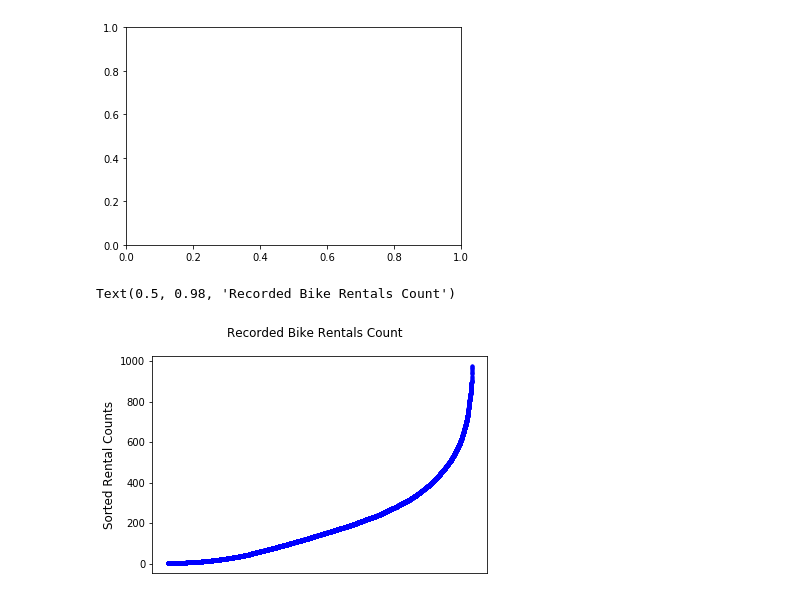
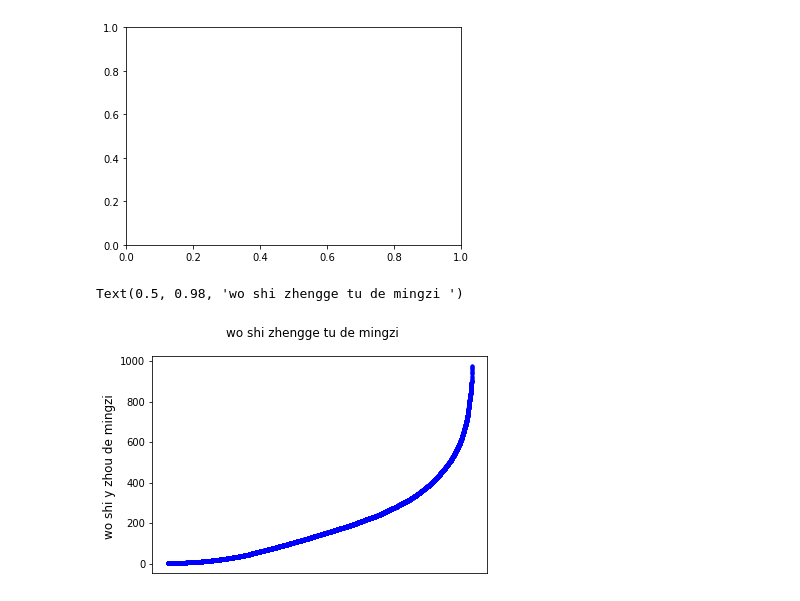
Before and after one commit to lookertan/ml_git, a Jupyter notebook: bike_rental_line_regress.ipynb, the cells around one changed output. Cells and saved outputs as stored; diff of their text form; code cells hidden in the pictures.

Commit message:
change some bike_rental

```diff
--- a/bike_rental_line_regress.ipynb
+++ b/bike_rental_line_regress.ipynb
@@ -111,10 +111,10 @@ fig,ax= plt.subplots(1)
 # %%
 fig,ax = plt.subplots(1)
 ax.plot(sorted(bikes_hour_df['cnt']),color='blue',marker='.')
+
 ax.xaxis.set_visible(False)
-ax.set_ylabel('Sorted Rental Counts',fontsize=12)
-ax.set_xlabel('index',fontsize=12)
-fig.suptitle('Recorded Bike Rentals Count',fontsize=12)
+ax.set_ylabel('wo shi y zhou de mingzi ',fontsize=12)
+fig.suptitle('wo shi zhengge tu de mingzi ',fontsize=12)
 # %% [output]
-Text(0.5, 0.98, 'Recorded Bike Rentals Count')
+Text(0.5, 0.98, 'wo shi zhengge tu de mingzi ')
-[figure, old version]
+[figure, new version]
```
Also changed, not shown: parts of 1 cell of this notebook.
